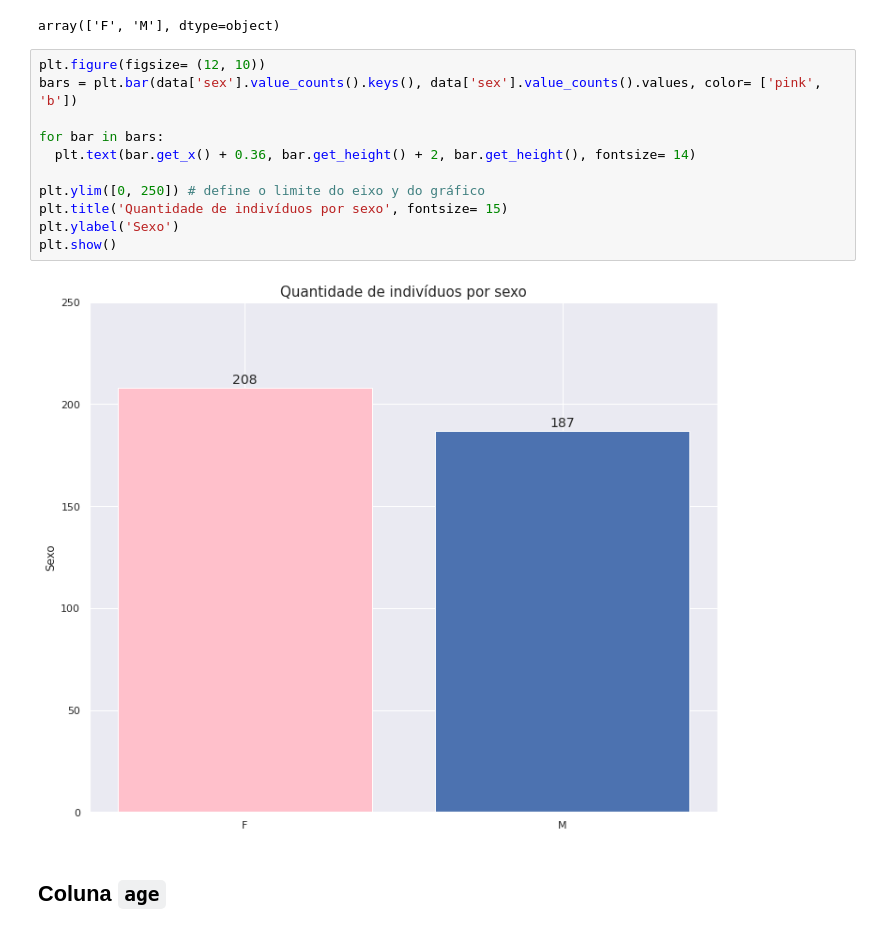
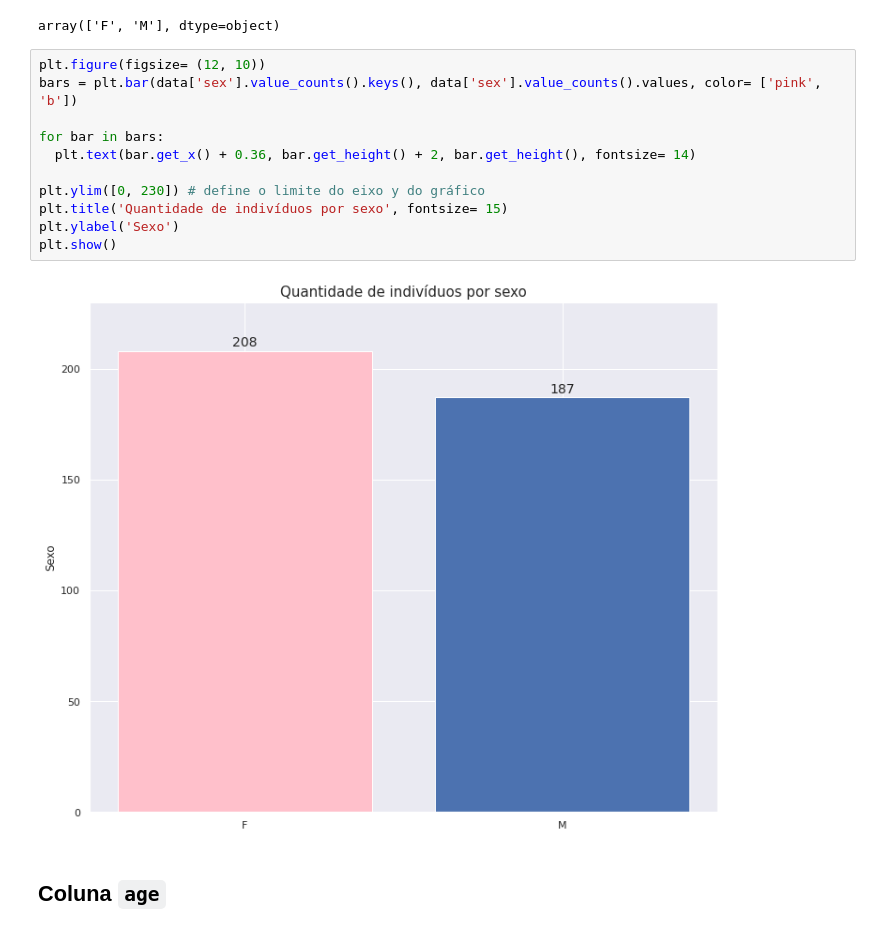
Before and after one commit to DamodaraBarbosa/machine_learning_studies, a Jupyter notebook: Student_Predict_Grade.ipynb, the cells around one changed output. Cells and saved outputs as stored; diff of their text form.

```diff
--- a/Student_Predict_Grade.ipynb
+++ b/Student_Predict_Grade.ipynb
@@ -161,16 +160,16 @@ array(['F', 'M'], dtype=object)
 # %%
 plt.figure(figsize= (12, 10))
 bars = plt.bar(data['sex'].value_counts().keys(), data['sex'].value_counts().values, color= ['pink', 'b'])
 
 for bar in bars:
   plt.text(bar.get_x() + 0.36, bar.get_height() + 2, bar.get_height(), fontsize= 14)
 
-plt.ylim([0, 250]) # define o limite do eixo y do gráfico
+plt.ylim([0, 230]) # define o limite do eixo y do gráfico
 plt.title('Quantidade de indivíduos por sexo', fontsize= 15)
 plt.ylabel('Sexo')
 plt.show()
 # %% [output]
-[figure, old version]
+[figure, new version]
 # %% [markdown]
 ## Coluna `age`
 # %%
```
Also changed, not shown: parts of 24 cells of this notebook.
